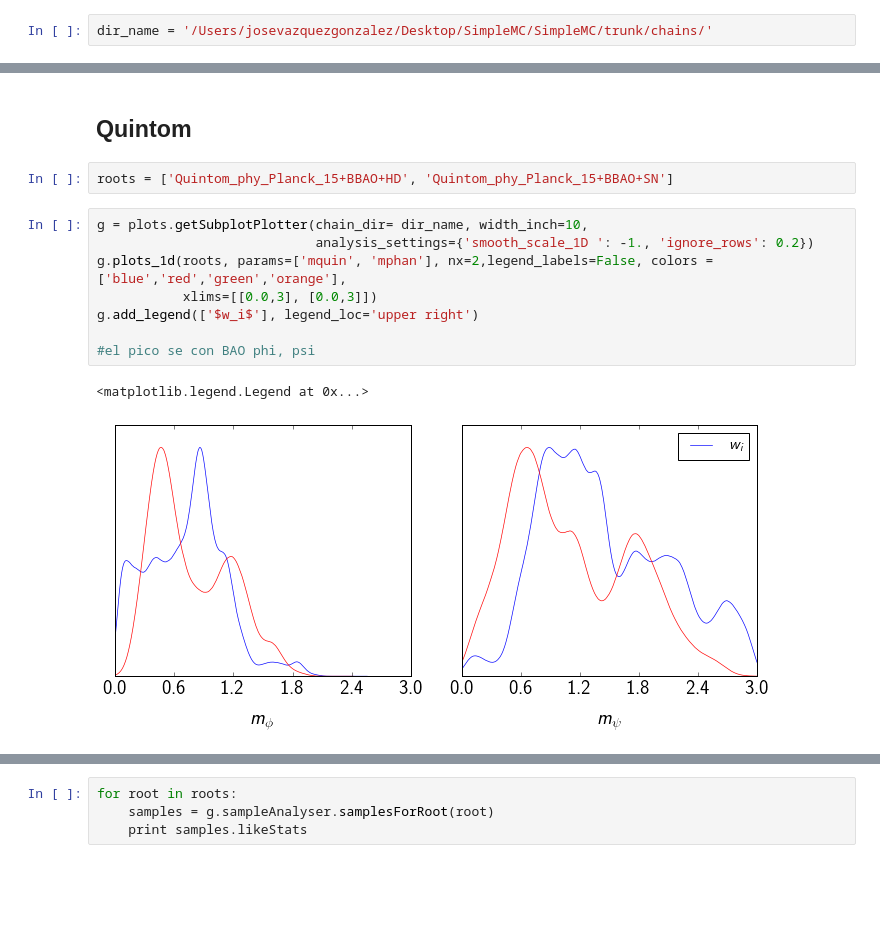
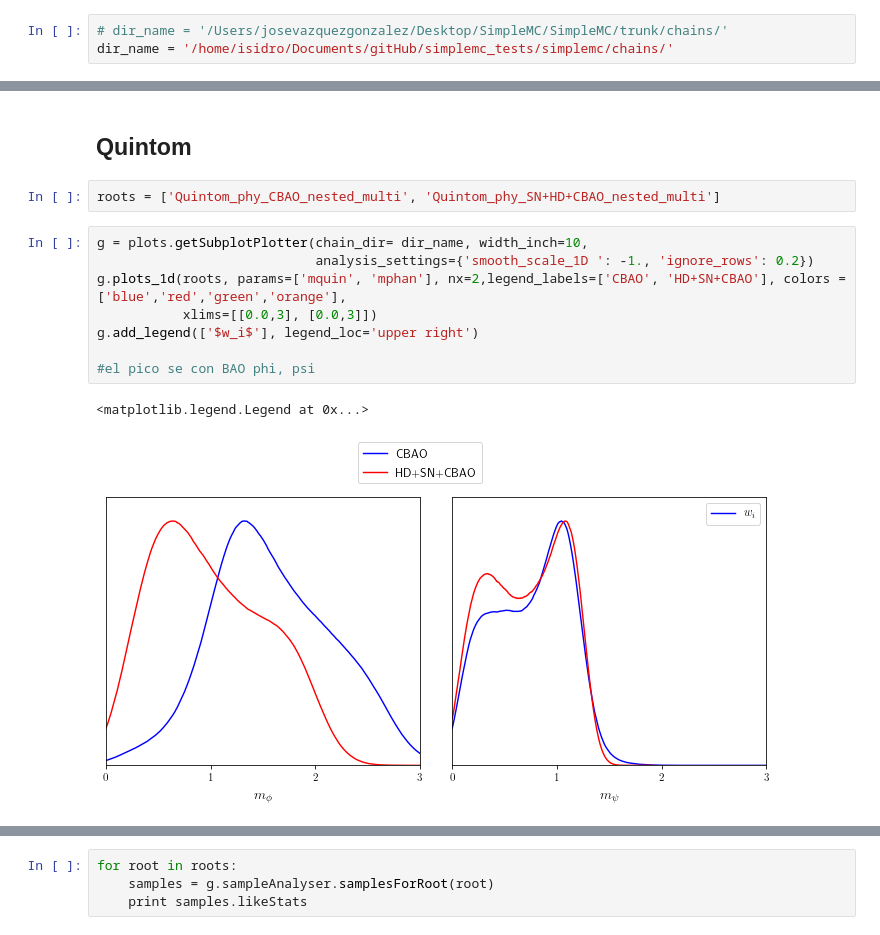
Before and after one commit to igomezv/simplemc_tests, a Jupyter notebook: Quintom.ipynb, the cells around one changed output, grey strips where cells are left out. Drawn from its saved outputs; the diff is of its cells as text; blank space fills up the shorter version.

```diff
--- a/Quintom.ipynb
+++ b/Quintom.ipynb
@@ -18,7 +18,8 @@ params1 = {'backend': 'pdf',
                'text.usetex': True}#
 pylab.rcParams.update(params1)
 # %%
-dir_name = '/Users/josevazquezgonzalez/Desktop/SimpleMC/SimpleMC/trunk/chains/'
+# dir_name = '/Users/josevazquezgonzalez/Desktop/SimpleMC/SimpleMC/trunk/chains/'
+dir_name = '/home/isidro/Documents/gitHub/simplemc_tests/simplemc/chains/'
 # %% [markdown]
 ## Quintess
 # %%
@@ -452,16 +416,16 @@ g.export('Phantom_3d.pdf')
 # %% [markdown]
 ## Quintom
-# %%
-roots = ['Quintom_phy_Planck_15+BBAO+HD', 'Quintom_phy_Planck_15+BBAO+SN']
+# %%
+roots = ['Quintom_phy_CBAO_nested_multi', 'Quintom_phy_SN+HD+CBAO_nested_multi']
 # %%
 g = plots.getSubplotPlotter(chain_dir= dir_name, width_inch=10,
                             analysis_settings={'smooth_scale_1D ': -1., 'ignore_rows': 0.2})
-g.plots_1d(roots, params=['mquin', 'mphan'], nx=2,legend_labels=False, colors = ['blue','red','green','orange'],
+g.plots_1d(roots, params=['mquin', 'mphan'], nx=2,legend_labels=['CBAO', 'HD+SN+CBAO'], colors = ['blue','red','green','orange'],
            xlims=[[0.0,3], [0.0,3]])
 g.add_legend(['$w_i$'], legend_loc='upper right')
 
 #el pico se con BAO phi, psi
 # %% [output]
 <matplotlib.legend.Legend at 0x...>
-[figure, old version]
+[figure, new version]
 # %%
```
Also changed, not shown: parts of 40 cells of this notebook.
